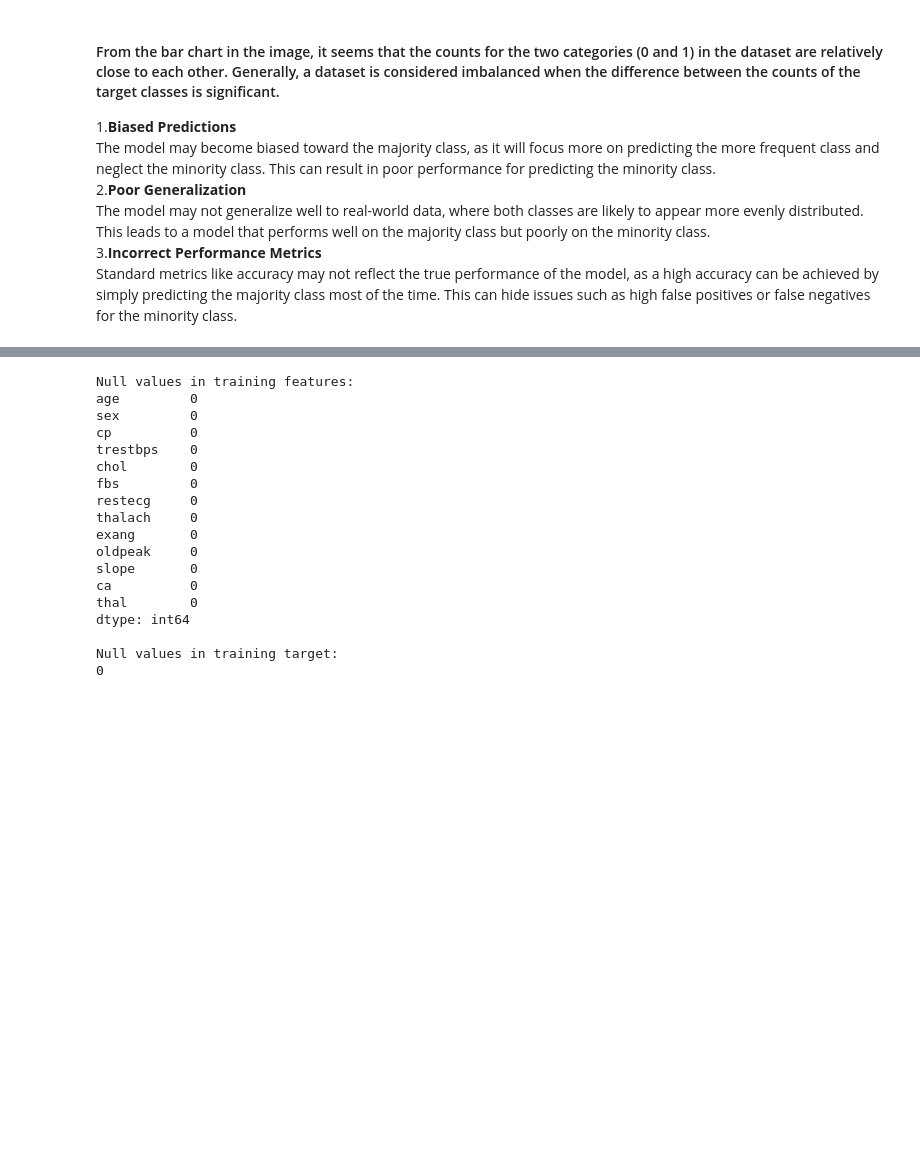
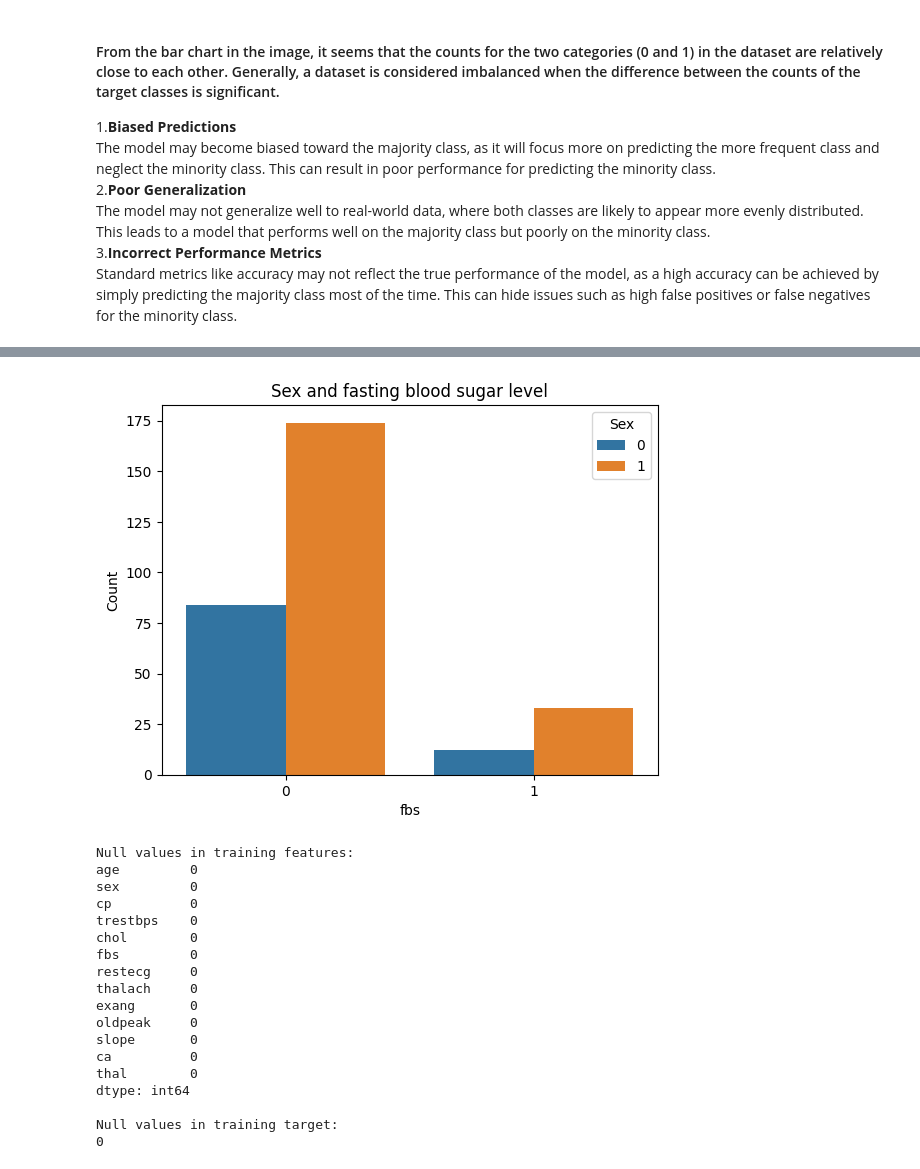
Before and after one commit to Tharindu396/Heartfailure_detection, a Jupyter notebook: Untitled.ipynb, the cells around one changed output, grey strips where cells are left out. Cells and saved outputs as stored; diff of their text form; code cells hidden in the pictures; blank space fills up the shorter version.

```diff
--- a/Untitled.ipynb
+++ b/Untitled.ipynb
@@ -245,3 +234,12 @@ plt.show()
+# %%
+sns.countplot(df, x='fbs', hue= 'sex')
+plt.title("Sex and fasting blood sugar level")# 1 if fbs>120mg/dl
+plt.xlabel("fbs")
+plt.ylabel("Count")
+plt.legend(title="Sex")
+plt.show()
+# %% [output]
+[figure, added]
 # %%
 # Check for null values in the training feature set
 print("Null values in training features:")
```
Also changed, not shown: parts of 10 cells of this notebook.
